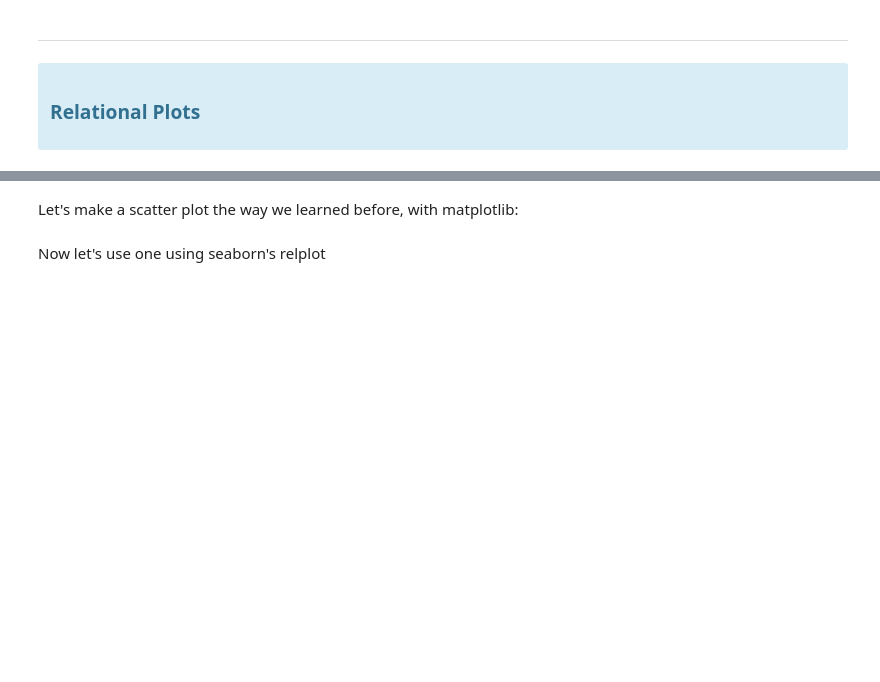
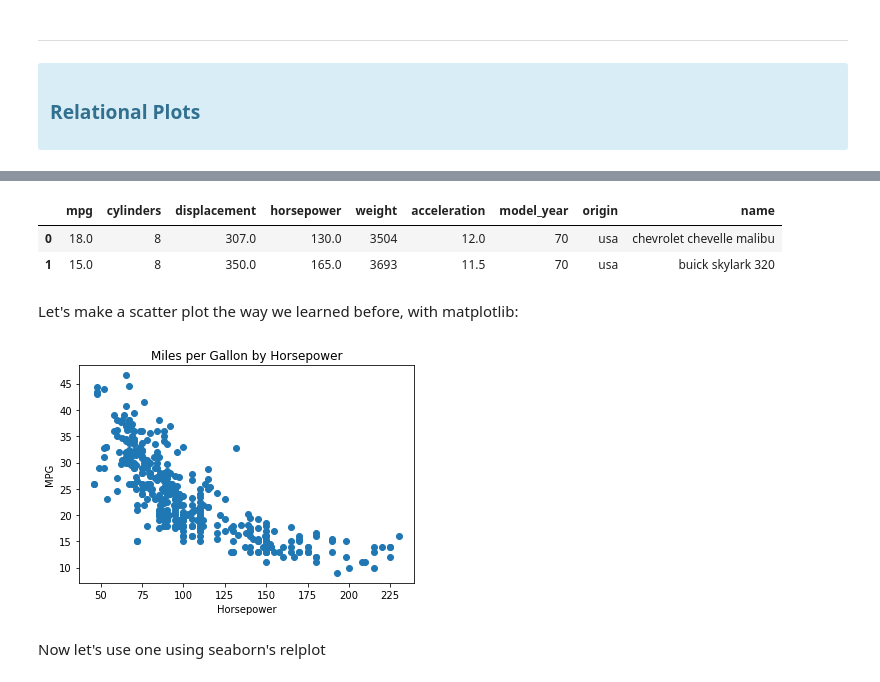
Before and after one commit to CodeupClassroom/oneil-ds-libraries, a Jupyter notebook: seaborn-lesson.ipynb, the cells around one changed output, grey strips where cells are left out. Saved outputs shown, nothing was run; the diff lists cells and outputs as text; code cells hidden in the pictures; blank space fills up the shorter version.

```diff
--- a/seaborn-lesson.ipynb
+++ b/seaborn-lesson.ipynb
@@ -32,3 +33,4 @@ https://seaborn.pydata.org/api.html#
  - source: https://seaborn.pydata.org/tutorial/function_overview.html
 # %%
 # Option 1 : Load directly from sns dataset using load_dataset
+mpg = sns.load_dataset('mpg')
@@ -42,2 +78,8 @@ https://seaborn.pydata.org/api.html#
+# %%
+mpg.head(2)
+# %% [output]
+|  | mpg | cylinders | displacement | horsepower | weight | acceleration | model_year | origin | name |
+| 0 | 18.0 | 8 | 307.0 | 130.0 | 3504 | 12.0 | 70 | usa | chevrolet chevelle malibu |
+| 1 | 15.0 | 8 | 350.0 | 165.0 | 3693 | 11.5 | 70 | usa | buick skylark 320 |
 # %% [markdown]
 Let's make a scatter plot the way we learned before, with matplotlib:
@@ -46,3 +86,12 @@ Let's make a scatter plot the way we learned before, with matplotlib:
+# %%
+# scatterplot in matplotlib
+plt.scatter(mpg.horsepower, mpg.mpg)
+plt.title('Miles per Gallon by Horsepower')
+plt.xlabel('Horsepower')
+plt.ylabel('MPG')
+plt.show()
+# %% [output]
+[figure, added]
 # %% [markdown]
 Now let's use one using seaborn's relplot
 # %%
```
Also changed, not shown: parts of 45 cells of this notebook.
